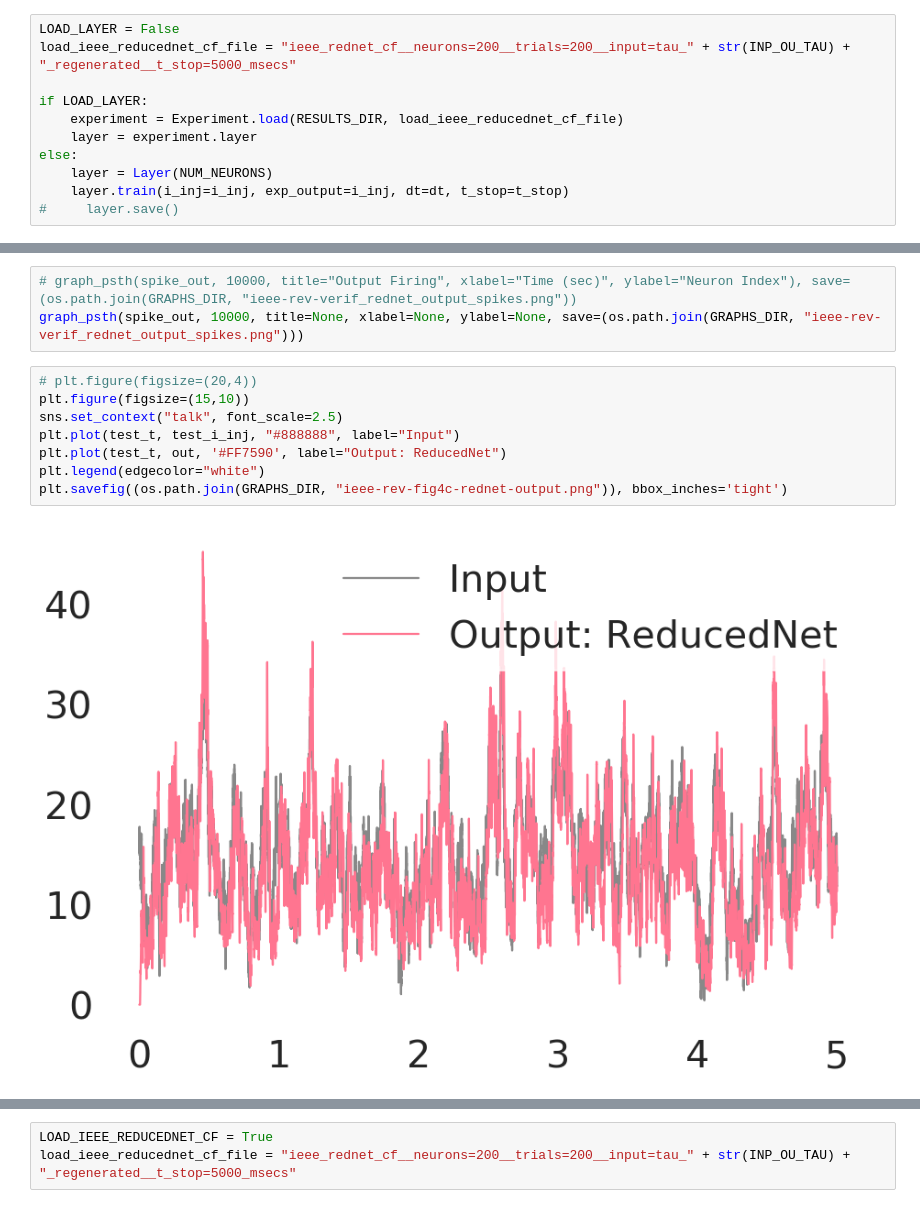
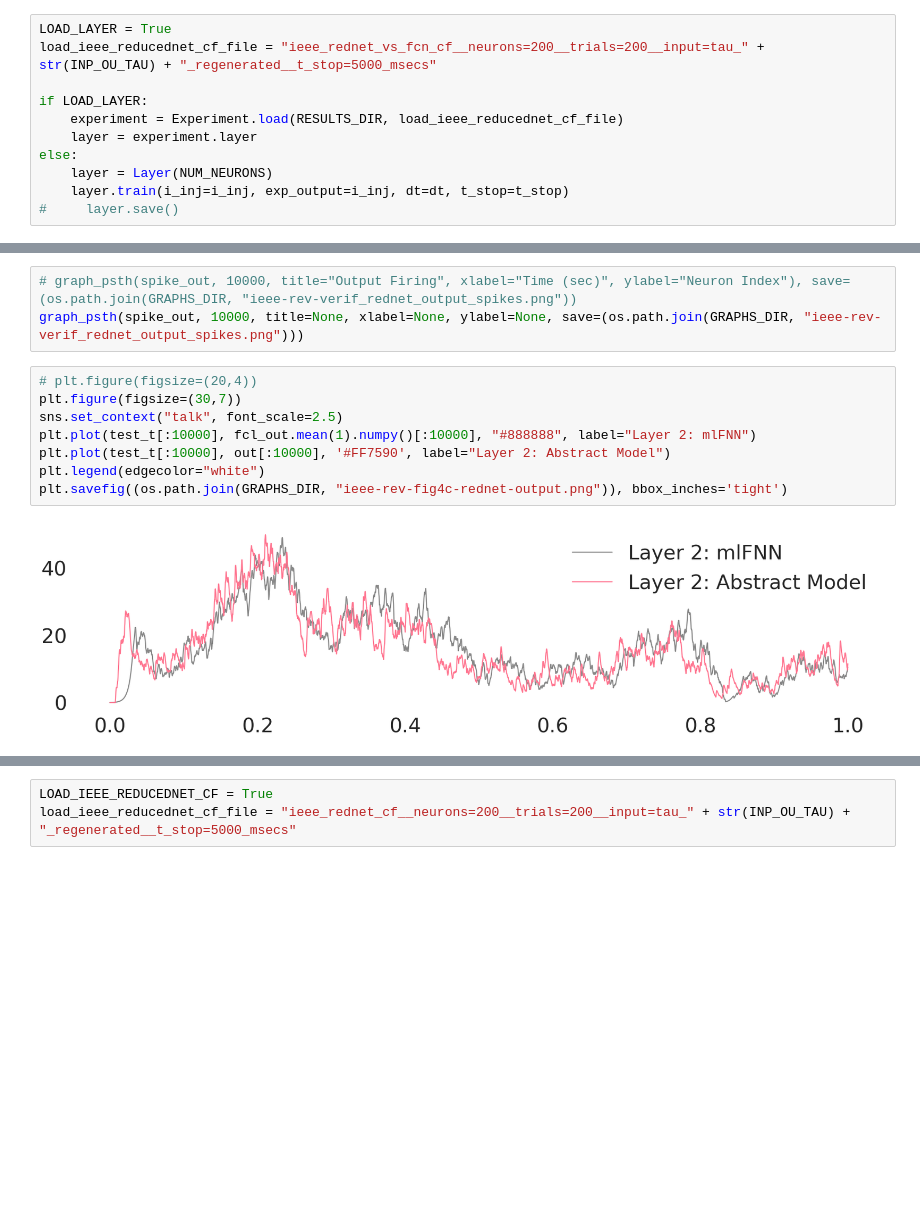
Before and after one commit to nsbspl/async-spike-propagation, a Jupyter notebook: main.ipynb, the cells around one changed output, grey strips where cells are left out. Drawn from its saved outputs; the diff is of its cells as text; blank space fills up the shorter version.

Commit message:
Abstract network model cf

```diff
--- a/main.ipynb
+++ b/main.ipynb
@@ -154,8 +157,8 @@ plt.plot(test_t, test_i_inj, color=BLUE)
 # %% [markdown]
 # Reduced Synaptic Weight Model
 # %%
-LOAD_LAYER = False
-load_ieee_reducednet_cf_file = "ieee_rednet_cf__neurons=200__trials=200__input=tau_" + str(INP_OU_TAU) + "_regenerated__t_stop=5000_msecs"
+LOAD_LAYER = True
+load_ieee_reducednet_cf_file = "ieee_rednet_vs_fcn_cf__neurons=200__trials=200__input=tau_" + str(INP_OU_TAU) + "_regenerated__t_stop=5000_msecs"
 
 if LOAD_LAYER:
     experiment = Experiment.load(RESULTS_DIR, load_ieee_reducednet_cf_file)
@@ -224,14 +228,14 @@ graph_psth(F_binary, 10000, title=None, xlabel=None, ylabel=None, save=(os.path.
 graph_psth(spike_out, 10000, title=None, xlabel=None, ylabel=None, save=(os.path.join(GRAPHS_DIR, "ieee-rev-verif_rednet_output_spikes.png")))
 # %%
 # plt.figure(figsize=(20,4))
-plt.figure(figsize=(15,10))
+plt.figure(figsize=(30,7))
 sns.set_context("talk", font_scale=2.5)
-plt.plot(test_t, test_i_inj, "#888888", label="Input")
-plt.plot(test_t, out, '#FF7590', label="Output: ReducedNet")
+plt.plot(test_t[:10000], fcl_out.mean(1).numpy()[:10000], "#888888", label="Layer 2: mlFNN")
+plt.plot(test_t[:10000], out[:10000], '#FF7590', label="Layer 2: Abstract Model")
 plt.legend(edgecolor="white")
 plt.savefig((os.path.join(GRAPHS_DIR, "ieee-rev-fig4c-rednet-output.png")), bbox_inches='tight')
 # %% [output]
-[figure, old version]
+[figure, new version]
 # %%
 # sns.set(style="white")
 # sns.set_context("talk", font_scale=1.5)
```
Also changed, not shown: parts of 25 cells of this notebook.
